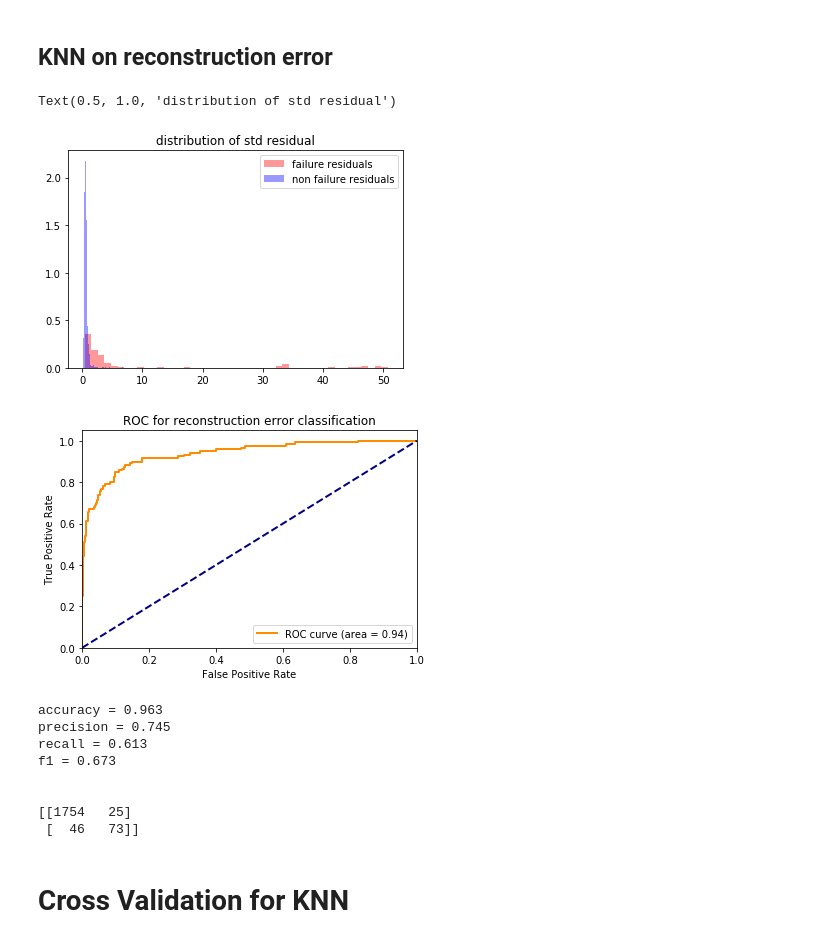
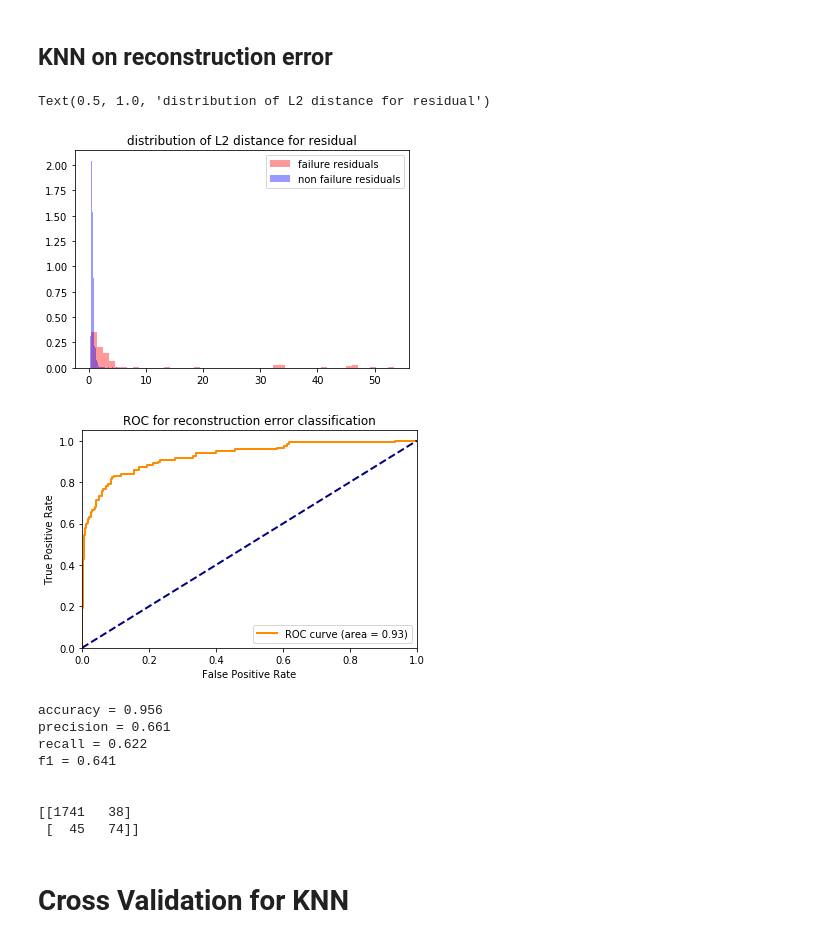
Before and after one commit to peterchen94/autoencoders, a Jupyter notebook: code/papermill/autoencoder_all_vars.ipynb, the cells around one changed output. Saved outputs shown, nothing was run; the diff lists cells and outputs as text; code cells hidden in the pictures.

```diff
--- a/code/papermill/autoencoder_all_vars.ipynb
+++ b/code/papermill/autoencoder_all_vars.ipynb
@@ -307,36 +306,40 @@ tree = BallTree(residuals_train)
+# %%
+from sklearn.neighbors import DistanceMetric
+#dm = DistanceMetric.get_metric('mahalanobis', V=np.cov(residuals_train))
+tree = BallTree(residuals_train,metric ='euclidean')
 # %%
 dist,ind = tree.query(residuals_test,k=1)
 dist = pd.Series(dist.ravel(),index=residuals_test.index)
 # %%
 plt.figure()
 sns.distplot(dist[early1_idx],norm_hist=True,kde=False,color='red')
 sns.distplot(dist[nominal_idx],norm_hist=True,kde=False,color='blue')
 plt.legend(['failure residuals','non failure residuals'])
-plt.title('distribution of std residual')
+plt.title('distribution of L2 distance for residual')
 # %% [output]
-Text(0.5, 1.0, 'distribution of std residual')
+Text(0.5, 1.0, 'distribution of L2 distance for residual')
-[figure, old version]
+[figure, new version]
 # %%
 y_pred_proba_knn = dist/np.max(dist)
 plot_roc(y_test_early1,y_pred_proba_knn)
 # %% [output]
-[figure, old version]
+[figure, new version]
 # %%
-y_pred_threshold_knn = np.where(dist > 1.5, 1, 0)
+y_pred_threshold_knn = np.where(dist > 1.4, 1, 0)
 print('accuracy = {:.3f}'.format(accuracy_score(y_test_early1,y_pred_threshold_knn)))
 print('precision = {:.3f}'.format(precision_score(y_test_early1,y_pred_threshold_knn)))
 print('recall = {:.3f}'.format(recall_score(y_test_early1,y_pred_threshold_knn)))
 print('f1 = {:.3f}\n\n'.format(f1_score(y_test_early1,y_pred_threshold_knn)))
 print(confusion_matrix(y_test_early1,y_pred_threshold_knn))
 # %% [output]
-accuracy = 0.963
-precision = 0.745
-recall = 0.613
-f1 = 0.673
+accuracy = 0.956
+precision = 0.661
+recall = 0.622
+f1 = 0.641
 
 
-[[1754   25]
- [  46   73]]
+[[1741   38]
+ [  45   74]]
 # %% [markdown]
 # Cross Validation for KNN
 # %%
```
Also changed, not shown: parts of 21 cells of this notebook, 11 other files.
